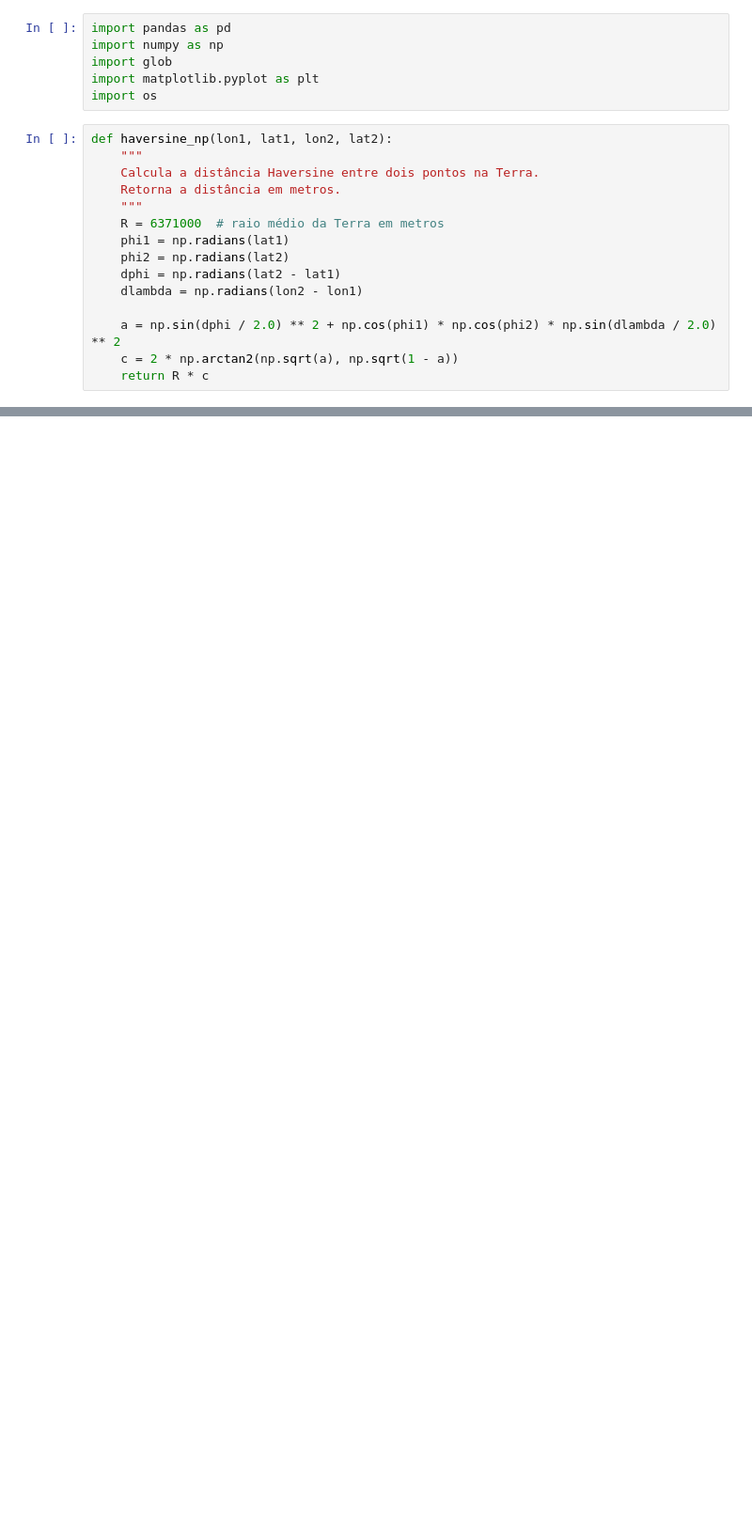
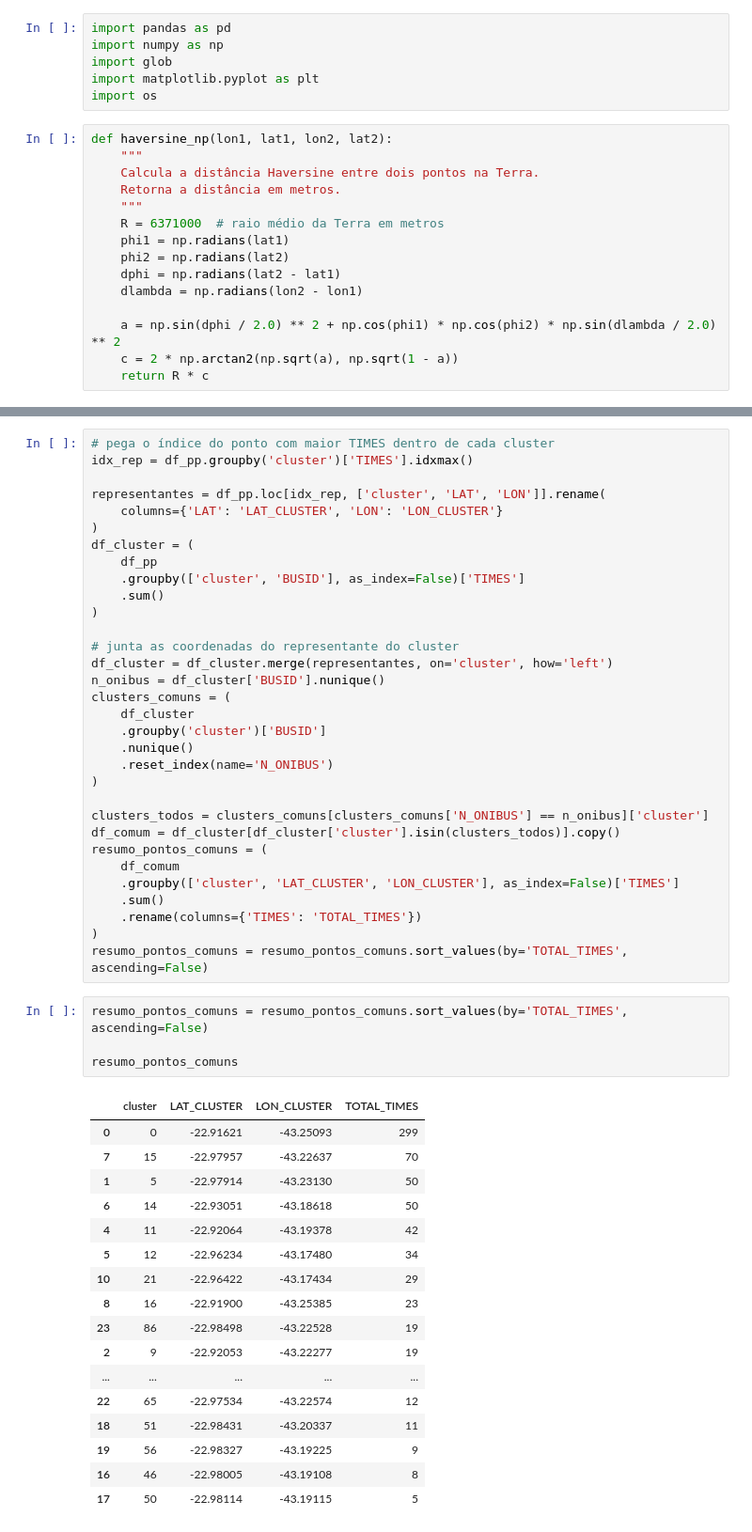
Before and after one commit to renatoAlves11/mobilidade_urbana, a Jupyter notebook: data_processing/distanceG.ipynb, the cells around one changed output, grey strips where cells are left out. Shown at 94% size. Drawn from its saved outputs; the diff is of its cells as text; blank space fills up the shorter version.

```diff
--- a/data_processing/distanceG.ipynb
+++ b/data_processing/distanceG.ipynb
@@ -166,0 +446,54 @@ if __name__ == "__main__":
+# %%
+# pega o índice do ponto com maior TIMES dentro de cada cluster
+idx_rep = df_pp.groupby('cluster')['TIMES'].idxmax()
+
+representantes = df_pp.loc[idx_rep, ['cluster', 'LAT', 'LON']].rename(
+    columns={'LAT': 'LAT_CLUSTER', 'LON': 'LON_CLUSTER'}
+)
+df_cluster = (
+    df_pp
+    .groupby(['cluster', 'BUSID'], as_index=False)['TIMES']
+    .sum()
+)
+
+# junta as coordenadas do representante do cluster
+df_cluster = df_cluster.merge(representantes, on='cluster', how='left')
+n_onibus = df_cluster['BUSID'].nunique()
+clusters_comuns = (
+    df_cluster
+    .groupby('cluster')['BUSID']
+    .nunique()
+    .reset_index(name='N_ONIBUS')
+)
+
+clusters_todos = clusters_comuns[clusters_comuns['N_ONIBUS'] == n_onibus]['cluster']
+df_comum = df_cluster[df_cluster['cluster'].isin(clusters_todos)].copy()
+resumo_pontos_comuns = (
+    df_comum
+    .groupby(['cluster', 'LAT_CLUSTER', 'LON_CLUSTER'], as_index=False)['TIMES']
+    .sum()
+    .rename(columns={'TIMES': 'TOTAL_TIMES'})
+)
+resumo_pontos_comuns = resumo_pontos_comuns.sort_values(by='TOTAL_TIMES', ascending=False)
+# %%
+resumo_pontos_comuns = resumo_pontos_comuns.sort_values(by='TOTAL_TIMES', ascending=False)
+
+resumo_pontos_comuns
+# %% [output]
+|  | cluster | LAT_CLUSTER | LON_CLUSTER | TOTAL_TIMES |
+| 0 | 0 | -22.91621 | -43.25093 | 299 |
+| 7 | 15 | -22.97957 | -43.22637 | 70 |
+| 1 | 5 | -22.97914 | -43.23130 | 50 |
+| 6 | 14 | -22.93051 | -43.18618 | 50 |
+| 4 | 11 | -22.92064 | -43.19378 | 42 |
+| 5 | 12 | -22.96234 | -43.17480 | 34 |
+| 10 | 21 | -22.96422 | -43.17434 | 29 |
+| 8 | 16 | -22.91900 | -43.25385 | 23 |
+| 23 | 86 | -22.98498 | -43.22528 | 19 |
+| 2 | 9 | -22.92053 | -43.22277 | 19 |
+| ... | ... | ... | ... | ... |
+| 22 | 65 | -22.97534 | -43.22574 | 12 |
+| 18 | 51 | -22.98431 | -43.20337 | 11 |
+| 19 | 56 | -22.98327 | -43.19225 | 9 |
+| 16 | 46 | -22.98005 | -43.19108 | 8 |
+| 17 | 50 | -22.98114 | -43.19115 | 5 |
```
Also changed, not shown: parts of 8 cells of this notebook.
